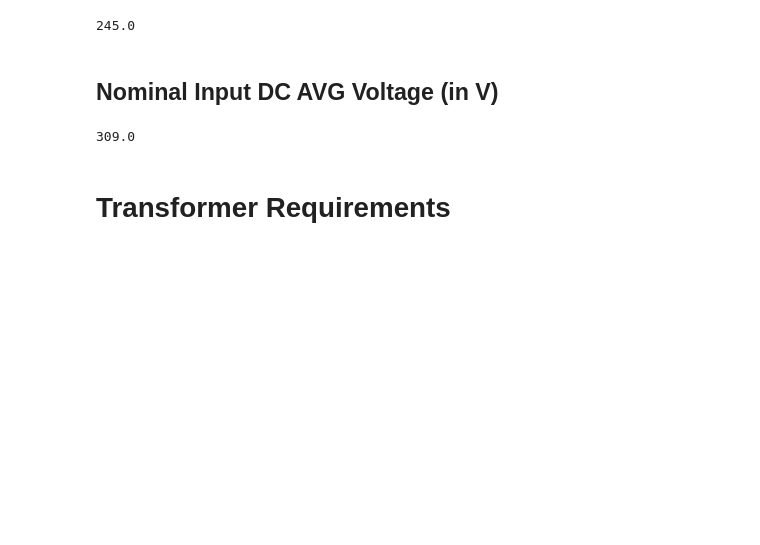
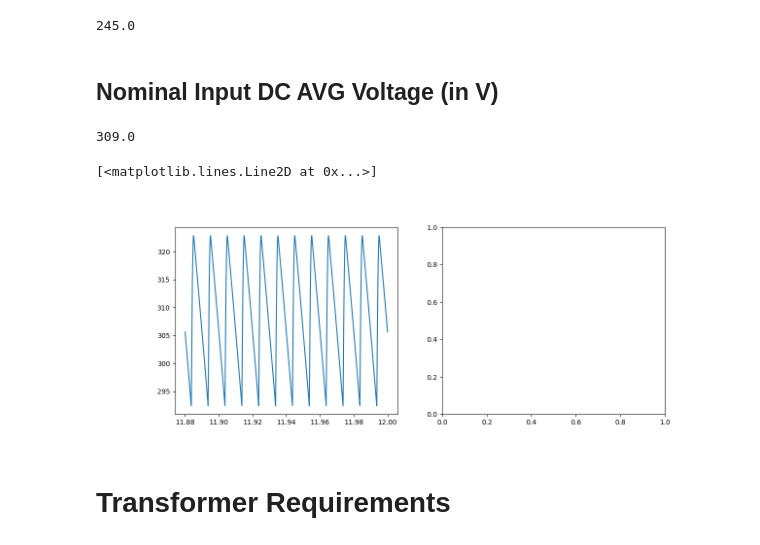
Before and after one commit to popest/PowerElectronics_JupyterLab_QSPICE, a Jupyter notebook: QR_Flyback/QR_Flyback_AC_Input.ipynb, the cells around one changed output. Cells and saved outputs as stored; diff of their text form; code cells hidden in the pictures; blank space fills up the shorter version.

Commit message:
Updated QRFlyback using new data format form QSPICE python script

```diff
--- a/QR_Flyback/QR_Flyback_AC_Input.ipynb
+++ b/QR_Flyback/QR_Flyback_AC_Input.ipynb
@@ -231,13 +231,19 @@ print(round(VDC_min_valley,0))
 ## Nominal Input DC AVG Voltage (in V)
 # %%
 #ret=QR_Flyback_QSPICE_circs.QSPICE_Input_REC(VAC_nom, Cin, Pin, V_rec_fwd, r_rec_diff,AC_freq)
-ret = QSPICE.QSPICE_Full_Wave_REC_P_load(Cin,Cin_ESR,AC_freq,V_rec_fwd,Pin,r_rec_diff,VAC_nom)
-VDC_nom=ret[5]
-P_REC_Vin_nom=ret[3]*4
-Iin_RMS_Vin_nom=ret[0]
+ret = QSPICE.QSPICE_Full_Wave_REC_P_load(Cin,Cin_ESR,AC_freq,V_rec_fwd,Pin,r_rec_diff,VAC_nom,'V(out)')
+VDC_nom=ret[1][5]
+P_REC_Vin_nom=ret[1][3]*4
+Iin_RMS_Vin_nom=ret[1][0]
 print(round(VDC_nom,0))
+wfrm = ret[0]
+%matplotlib ipympl
+fig, (ax1, ax2) = plt.subplots(1, 2, figsize=(13,5))
+ax1.plot(wfrm["Time"], wfrm["V(out)"])
 # %% [output]
 309.0
+[<matplotlib.lines.Line2D at 0x...>]
+[figure, added]
 # %% [markdown]
 # Transformer Requirements
 # %% [markdown]
```
Also changed, not shown: 1 other file.
